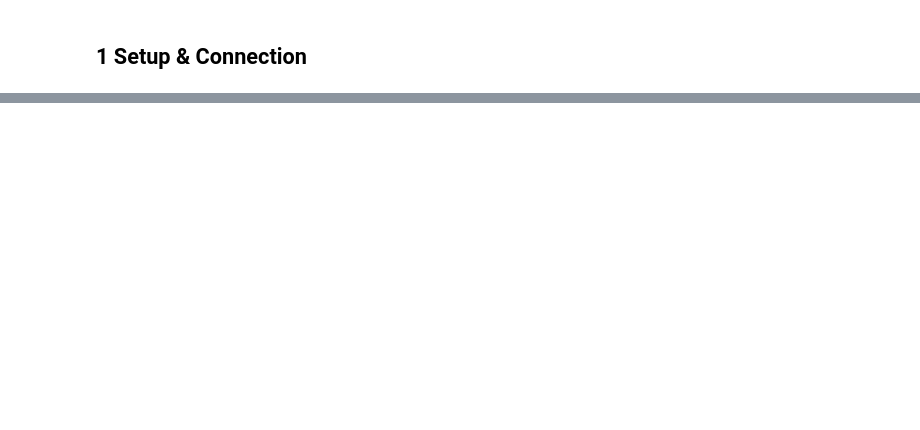
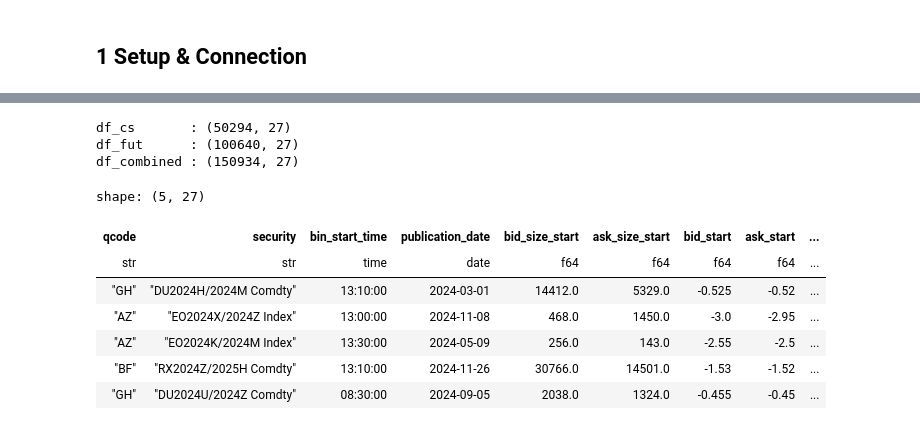
Before and after one commit to qe-internship-wjw/ip1, a Jupyter notebook: notebooks/01_ob_signals_calendar_spread.ipynb, the cells around one changed output, grey strips where cells are left out. Drawn from its saved outputs; the diff is of its cells as text; code cells hidden in the pictures; blank space fills up the shorter version.

```diff
--- a/notebooks/01_ob_signals_calendar_spread.ipynb
+++ b/notebooks/01_ob_signals_calendar_spread.ipynb
@@ -465,0 +226,35 @@ df_scatter = (
+# %%
+# --- 5  Roll-period filtering -----------------------------------------------------
+
+# A bin sits inside a [start, end] window (inclusive). Null bounds (missing metadata) -> False.
+def _in_window(start: str, end: str) -> pl.Expr:
+    return pl.col('date').is_between(pl.col(start), pl.col(end), closed='both').fill_null(False)
+
+in_own_roll  = _in_window('roll_start', 'roll_end')
+in_prev_roll = _in_window('prev_roll_start', 'prev_roll_end')
+
+# Calendar spreads: own (near-leg) roll period only.
+df_cs = data.filter(pl.col('is_spread') & in_own_roll)
+
+# Futures: own roll period OR previous contract's roll period.
+df_fut = data.filter(~pl.col('is_spread') & (in_own_roll | in_prev_roll))
+
+# Combined: filtered spreads + filtered futures (aligned schema via vertical concat).
+df_combined = pl.concat([df_cs, df_fut], how='vertical')
+
+print(f'df_cs       : {df_cs.shape}')
+print(f'df_fut      : {df_fut.shape}')
+print(f'df_combined : {df_combined.shape}')
+df_cs.head()
+# %% [output]
+df_cs       : (50294, 27)
+df_fut      : (100640, 27)
+df_combined : (150934, 27)
+shape: (5, 27)
+| qcode | security | bin_start_time | publication_date | bid_size_start | ask_size_start | bid_start | ask_start | ... |
+| str | str | time | date | f64 | f64 | f64 | f64 | ... |
+| "GH" | "DU2024H/2024M Comdty" | 13:10:00 | 2024-03-01 | 14412.0 | 5329.0 | -0.525 | -0.52 | ... |
+| "AZ" | "EO2024X/2024Z Index" | 13:00:00 | 2024-11-08 | 468.0 | 1450.0 | -3.0 | -2.95 | ... |
+| "AZ" | "EO2024K/2024M Index" | 13:30:00 | 2024-05-09 | 256.0 | 143.0 | -2.55 | -2.5 | ... |
+| "BF" | "RX2024Z/2025H Comdty" | 13:10:00 | 2024-11-26 | 30766.0 | 14501.0 | -1.53 | -1.52 | ... |
+| "GH" | "DU2024U/2024Z Comdty" | 08:30:00 | 2024-09-05 | 2038.0 | 1324.0 | -0.455 | -0.45 | ... |
```
Also changed, not shown: parts of 46 cells of this notebook, 3 other files.
